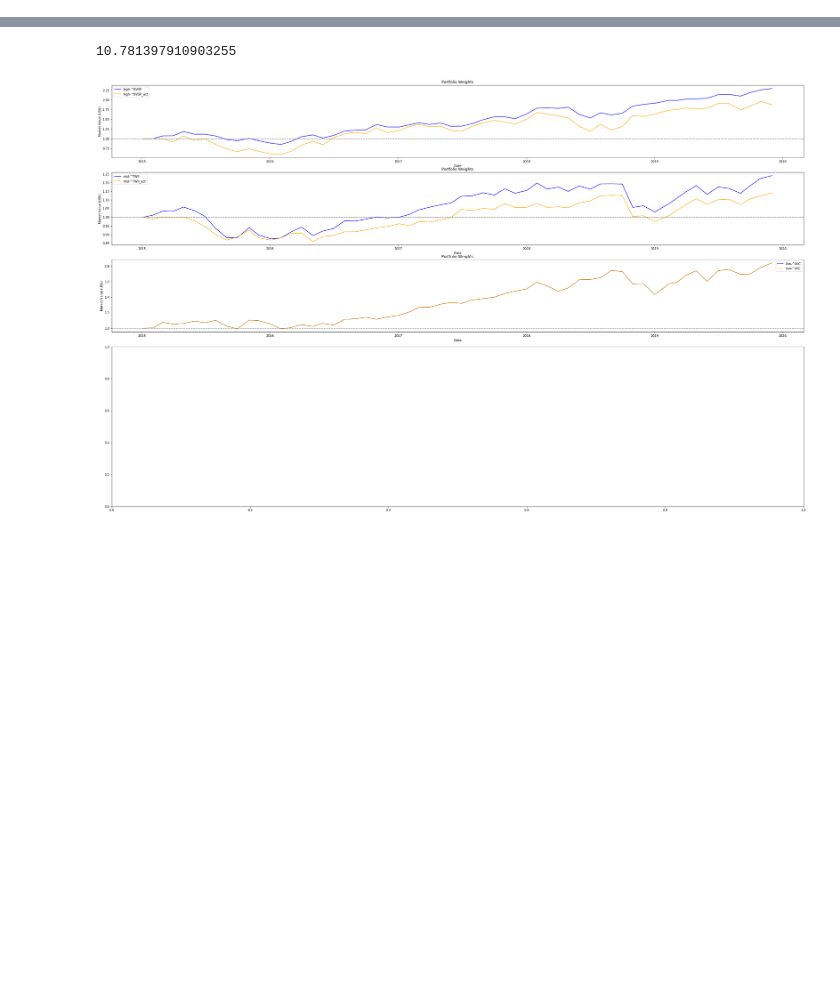
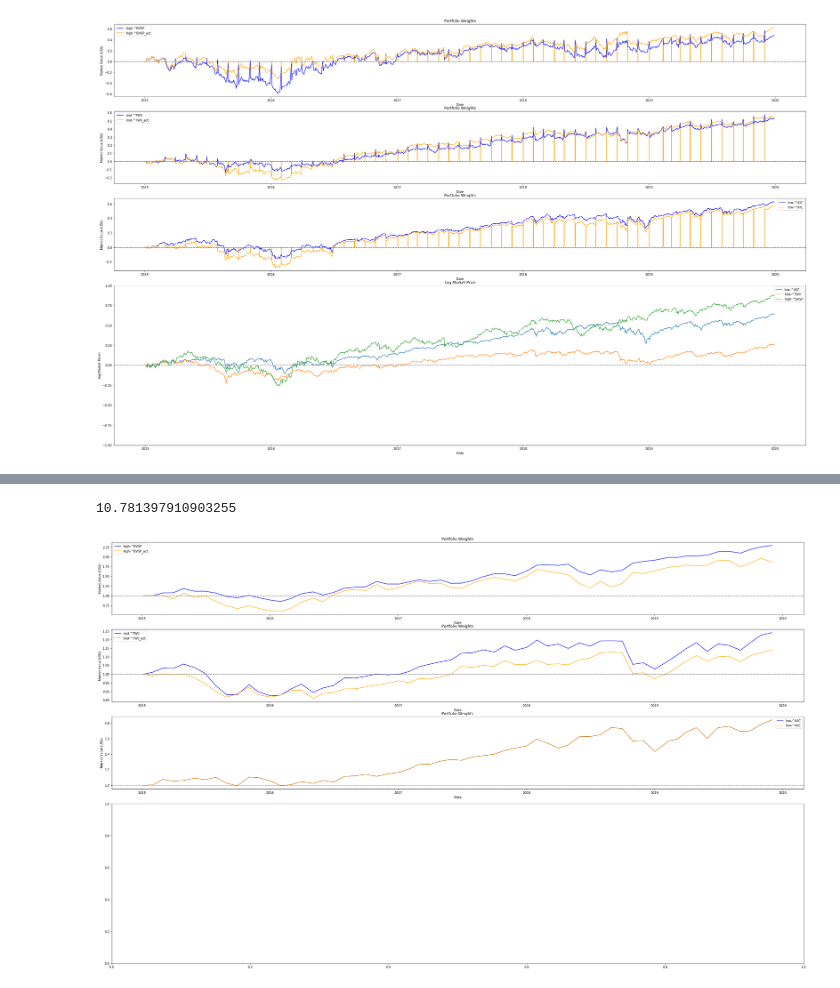
Before and after one commit to lzcaisg/reinforcement_trader, a Jupyter notebook: 0306 - DONE Rebalancing for Benchmark-Add unrealized GainLoss-Copy2.ipynb, the cells around one changed output, grey strips where cells are left out. Saved outputs shown, nothing was run; the diff lists cells and outputs as text; code cells hidden in the pictures; blank space fills up the shorter version.

```diff
--- a/0306 - DONE Rebalancing for Benchmark-Add unrealized GainLoss-Copy2.ipynb
+++ b/0306 - DONE Rebalancing for Benchmark-Add unrealized GainLoss-Copy2.ipynb
@@ -29,0 +156,75 @@ nominal
+# %%
+import matplotlib.pyplot as plt
+import numpy as np
+from matplotlib.gridspec import GridSpec
+from CSVUtils import *
+
+DIR = "./from github/Stock-Trading-Environment/data"
+file_names = ["^BVSP", "^TWII", "^IXIC"]
+source_list = ["yahoo", "yahoo", "yahoo"]
+
+nominal_labels = ["high-^BVSP", "mid-^TWII", "low-^IXIC"]
+actual_labels = ["high-^BVSP_act", "mid-^TWII_act", "low-^IXIC"]
+
+
+plt.rcParams['figure.facecolor'] = 'white'
+fig=plt.figure(figsize=(40,25))
+axs = []
+gs=GridSpec(5,1) # 5 rows, 1 columns
+axs.append(fig.add_subplot(gs[0,0])) # First row, first column
+axs.append(fig.add_subplot(gs[1,0])) # First row, second column
+axs.append(fig.add_subplot(gs[2,0])) # First row, third column
+axs.append(fig.add_subplot(gs[3:,:])) # Second row, span all columns
+
+
+
+for i, plot_data in enumerate(nominal_plot_data_list):
+    plot_data = pd.DataFrame(plot_data)
+
+    axs[i].plot(plot_data['Date'], np.log(plot_data['Net Value']/plot_data['Net Value'][0]), color="b", label = nominal_labels[i])
+#     axs[i].bar(actual_df_list[1]['Date'], np.log(actual_df_list[1]['Net Value']/actual_df_list[1]['Net Value'][0]),width=2, label = nominal_labels[i])
+    axs[i].axhline(y=0, color = "grey", linestyle='--')
+#     axs[i].set_ylim((0, 300000))
+    axs[i].legend()
+    axs[i].set_title('Portfolio Weights')
+    axs[i].set_xlabel('Date')
+    axs[i].set_ylabel('Market Value (US$)')
+
+
+for i, plot_data in enumerate(actual_plot_data_list):
+    plot_data = pd.DataFrame(plot_data)
+
+    axs[i].plot(plot_data['Date'], np.log(plot_data['Net Value']/plot_data['Net Value'][0]), color="orange", label = actual_labels[i])
+    axs[i].bar(actual_df_list[1]['Date'], np.log(actual_df_list[1]['Net Value']/actual_df_list[1]['Net Value'][0]),width=2, color="orange")
+    axs[i].axhline(y=0, color = "grey", linestyle='--')
+#     axs[i].set_ylim((0, 300000))
+    axs[i].legend()
+    axs[i].set_title('Portfolio Weights')
+    axs[i].set_xlabel('Date')
+    axs[i].set_ylabel('Market Value (US$)')
+
+
+
+for i in range(2,-1,-1): # Inverse: Low-Mid-High
+    df = csv2df(DIR, file_names[i]+".csv",source = source_list[i])
+    df['Date'] = pd.to_datetime(df['Date'])
+    df = df[(df['Date']>=pd.to_datetime("2015-01-01"))&(df['Date']<=pd.to_datetime("2019-12-31"))].reset_index(drop=True)
+
+    j = 0
+    init_price = df['Price'][j]
+    while np.isnan(init_price):
+        j+=1
+        init_price = df['Price'][j]
+    y = np.log(df['Price'][j:] / init_price)
+    x = df['Date'][j:]
+    axs[3].plot(x,y,label = nominal_labels[i])
+
+axs[3].axhline(y=0, color = "grey", linestyle='--')
+axs[3].set_ylim((-1,1))
+axs[3].legend()
+axs[3].set_title('Log Market Price')
+axs[3].set_xlabel('Date')
+axs[3].set_ylabel('log(Market Price)')
+plt.show()
+# %% [output]
+[figure, added]
```
Also changed, not shown: parts of 12 cells of this notebook, 2 other files.
